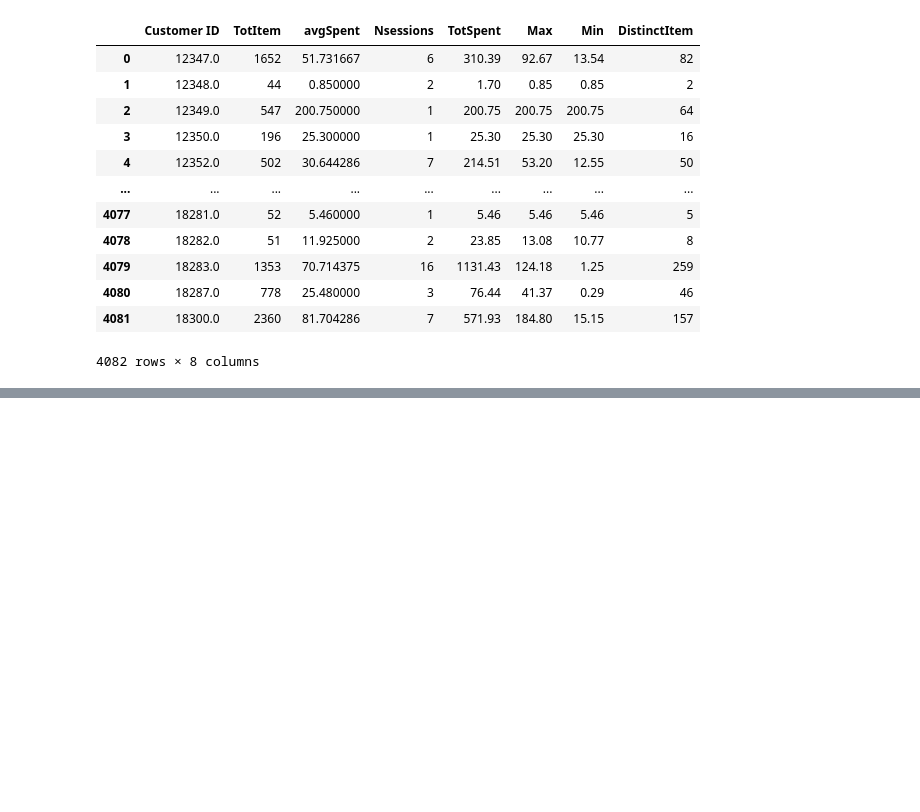
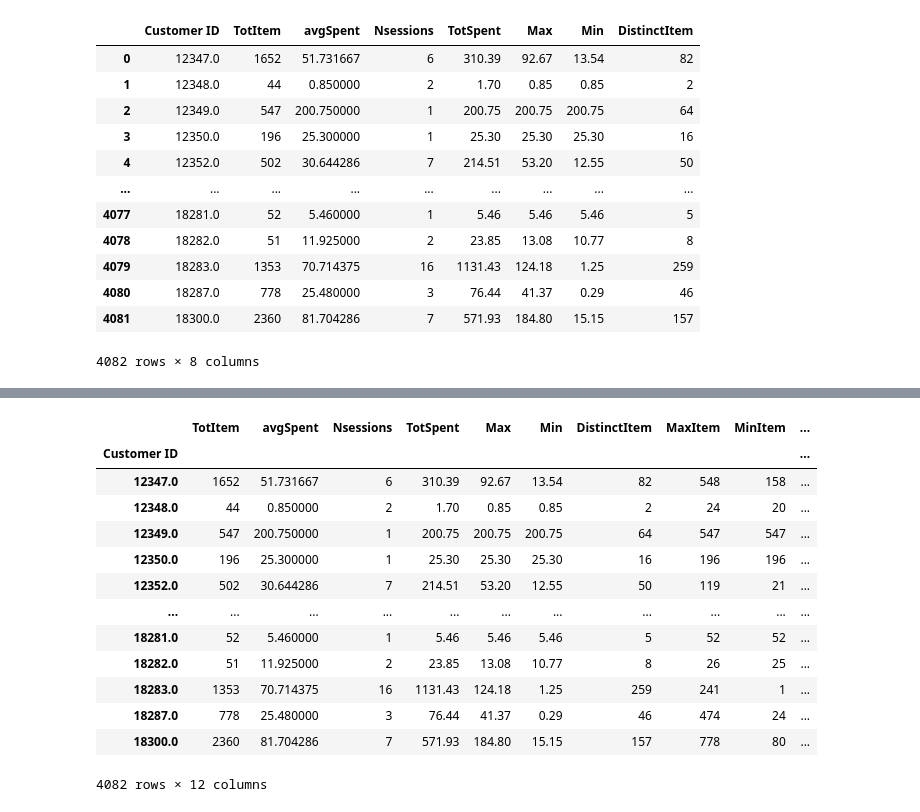
Before and after one commit to stefanobianco12/Data-Mining-Project, a Jupyter notebook: Customer.ipynb, the cells around one changed output, grey strips where cells are left out. Cells and saved outputs as stored; diff of their text form; code cells hidden in the pictures; blank space fills up the shorter version.

```diff
--- a/Customer.ipynb
+++ b/Customer.ipynb
@@ -909,0 +1144,26 @@ Customer_2011.to_csv('dataset/Customer_2011.csv')
+# %%
+customer=MeanTimeGap['Customer ID'].unique()
+# %%
+data_tuples = list(zip(customer,mean_time_gap))
+# %%
+MeanTime=pd.DataFrame(data_tuples, columns=['Customer ID','MeanTimeGap'])
+# %%
+customer_2011 = pd.read_csv('dataset/Customer_2011.csv', sep=',')
+# %%
+Customer_2011 =customer_2011.merge(MeanTime, on='Customer ID').set_index('Customer ID')
+Customer_2011
+# %% [output]
+|  | TotItem | avgSpent | Nsessions | TotSpent | Max | Min | DistinctItem | MaxItem | MinItem | ... |
+| Customer ID |  |  |  |  |  |  |  |  |  | ... |
+| 12347.0 | 1652 | 51.731667 | 6 | 310.39 | 92.67 | 13.54 | 82 | 548 | 158 | ... |
+| 12348.0 | 44 | 0.850000 | 2 | 1.70 | 0.85 | 0.85 | 2 | 24 | 20 | ... |
+| 12349.0 | 547 | 200.750000 | 1 | 200.75 | 200.75 | 200.75 | 64 | 547 | 547 | ... |
+| 12350.0 | 196 | 25.300000 | 1 | 25.30 | 25.30 | 25.30 | 16 | 196 | 196 | ... |
+| 12352.0 | 502 | 30.644286 | 7 | 214.51 | 53.20 | 12.55 | 50 | 119 | 21 | ... |
+| ... | ... | ... | ... | ... | ... | ... | ... | ... | ... | ... |
+| 18281.0 | 52 | 5.460000 | 1 | 5.46 | 5.46 | 5.46 | 5 | 52 | 52 | ... |
+| 18282.0 | 51 | 11.925000 | 2 | 23.85 | 13.08 | 10.77 | 8 | 26 | 25 | ... |
+| 18283.0 | 1353 | 70.714375 | 16 | 1131.43 | 124.18 | 1.25 | 259 | 241 | 1 | ... |
+| 18287.0 | 778 | 25.480000 | 3 | 76.44 | 41.37 | 0.29 | 46 | 474 | 24 | ... |
+| 18300.0 | 2360 | 81.704286 | 7 | 571.93 | 184.80 | 15.15 | 157 | 778 | 80 | ... |
+4082 rows × 12 columns
```
Also changed, not shown: parts of 31 cells of this notebook, 3 other files.
